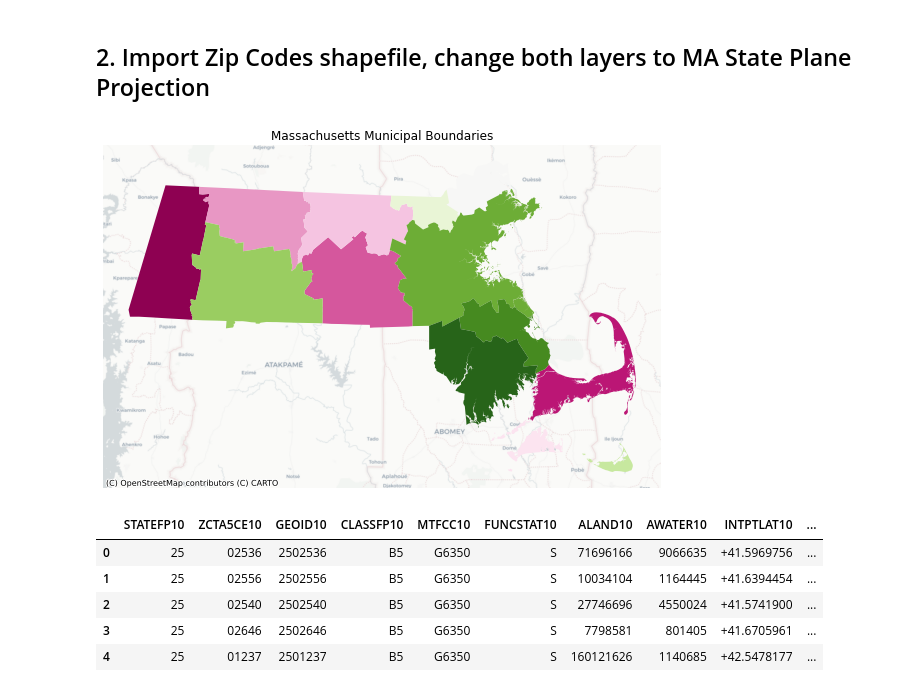
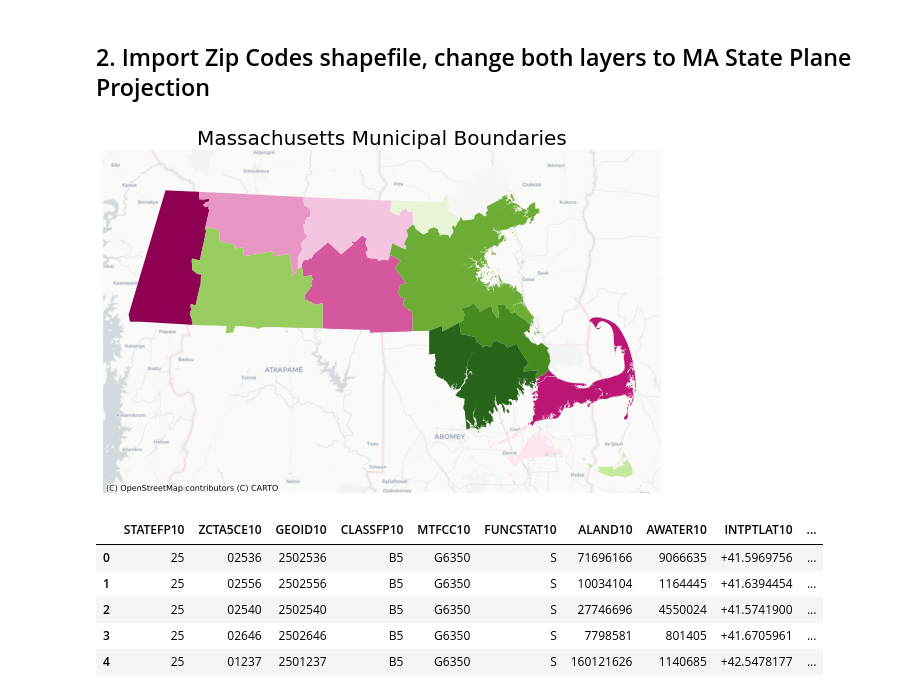
Before and after one commit to oreade01/UEP239_Final_Project, a Jupyter notebook: suitability.ipynb, the cells around one changed output. Saved outputs shown, nothing was run; the diff lists cells and outputs as text; code cells hidden in the pictures.

```diff
--- a/suitability.ipynb
+++ b/suitability.ipynb
@@ -28,12 +28,14 @@ zipcodes = zipcodes.to_crs("epsg:26986") #MA State Plane Projection
 # %%
 boundaries = boundaries.to_crs("epsg:26986")
 # %%
+#Plot municipalities in MA for context
+
 fig, ax = plt.subplots(figsize=(10, 10))
-boundaries.plot(column='OBJECTID', cmap='PiYG', ax=ax).set_title('Massachusetts Municipal Boundaries')
+boundaries.plot(column='OBJECTID', cmap='PiYG', ax=ax).set_title('Massachusetts Municipal Boundaries', size=20)
 cx.add_basemap(ax, source=cx.providers.CartoDB.Positron)
 ax.set_axis_off()
 # %% [output]
-[figure, old version]
+[figure, new version]
 # %%
 zipcodes.head()
 # %% [output]
```
Also changed, not shown: parts of 15 cells of this notebook.
